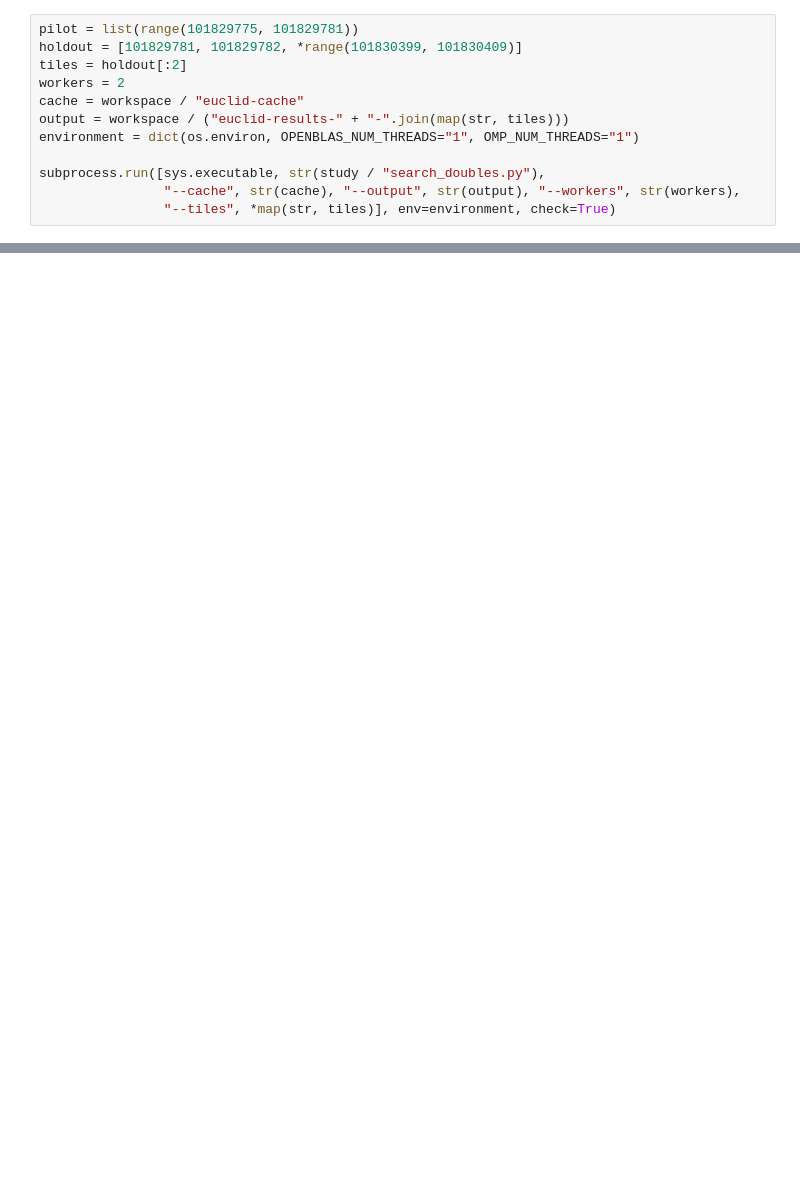
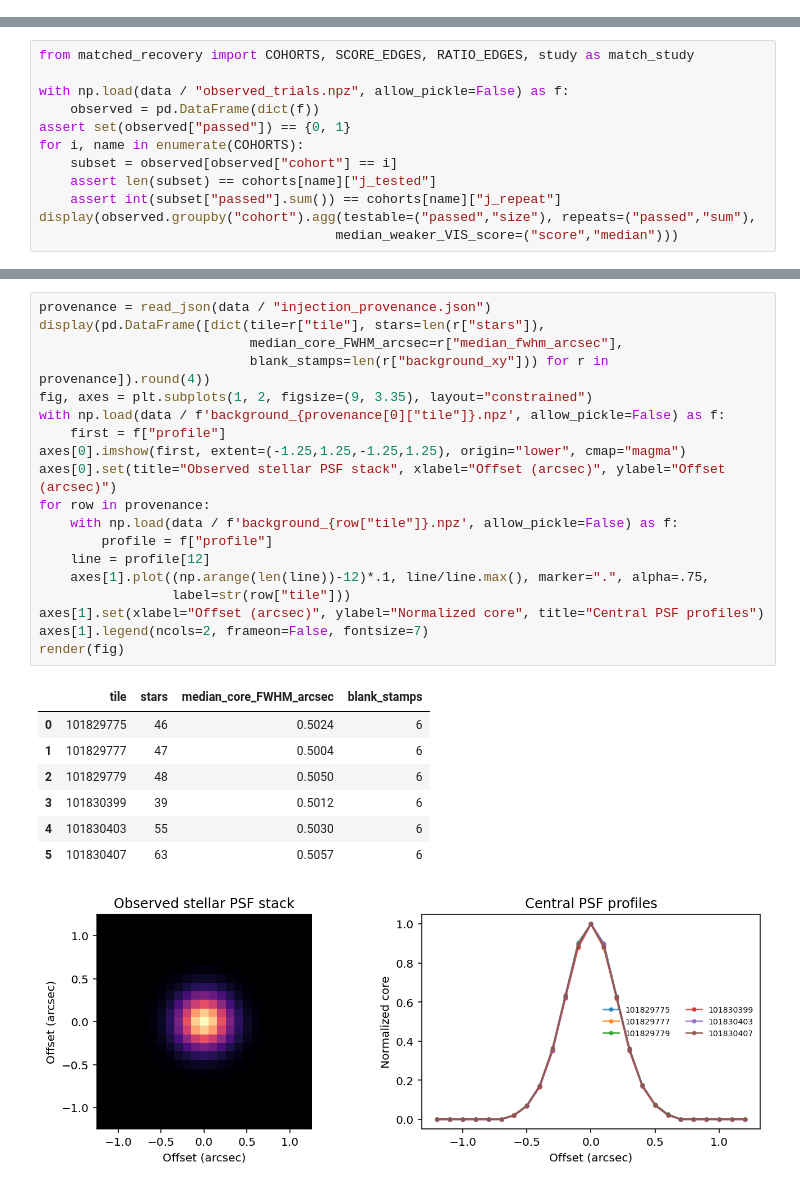
Before and after one commit to Biswajit1999/daily-astro-notebooks, a Jupyter notebook: euclid-dr1-foundation/edf-north-compact-doubles/Euclid_DR1F_Colab.ipynb, the cells around one changed output, grey strips where cells are left out. Cells and saved outputs as stored; diff of their text form; blank space fills up the shorter version.

Commit message:
Test Euclid peak recovery with empirical profiles and refit EDN-004 spectra

```diff
--- a/euclid-dr1-foundation/edf-north-compact-doubles/Euclid_DR1F_Colab.ipynb
+++ b/euclid-dr1-foundation/edf-north-compact-doubles/Euclid_DR1F_Colab.ipynb
@@ -31,12 +0,0 @@ subprocess.run([sys.executable, "-m", "pip", "install", "-q", "astropy>=7.2,<9",
-# %%
-pilot = list(range(101829775, 101829781))
-holdout = [101829781, 101829782, *range(101830399, 101830409)]
-tiles = holdout[:2]
-workers = 2
-cache = workspace / "euclid-cache"
-output = workspace / ("euclid-results-" + "-".join(map(str, tiles)))
-environment = dict(os.environ, OPENBLAS_NUM_THREADS="1", OMP_NUM_THREADS="1")
-
-subprocess.run([sys.executable, str(study / "search_doubles.py"),
-                "--cache", str(cache), "--output", str(output), "--workers", str(workers),
-                "--tiles", *map(str, tiles)], env=environment, check=True)
@@ -61,0 +108,12 @@ For a larger run, use a separate output directory for each disjoint tile shard,
+# %%
+from matched_recovery import COHORTS, SCORE_EDGES, RATIO_EDGES, study as match_study
+
+with np.load(data / "observed_trials.npz", allow_pickle=False) as f:
+    observed = pd.DataFrame(dict(f))
+assert set(observed["passed"]) == {0, 1}
+for i, name in enumerate(COHORTS):
+    subset = observed[observed["cohort"] == i]
+    assert len(subset) == cohorts[name]["j_tested"]
+    assert int(subset["passed"].sum()) == cohorts[name]["j_repeat"]
+display(observed.groupby("cohort").agg(testable=("passed","size"), repeats=("passed","sum"),
+                                      median_weaker_VIS_score=("score","median")))
@@ -61,0 +210,28 @@ For a larger run, use a separate output directory for each disjoint tile shard,
+# %%
+provenance = read_json(data / "injection_provenance.json")
+display(pd.DataFrame([dict(tile=r["tile"], stars=len(r["stars"]),
+                           median_core_FWHM_arcsec=r["median_fwhm_arcsec"],
+                           blank_stamps=len(r["background_xy"])) for r in provenance]).round(4))
+fig, axes = plt.subplots(1, 2, figsize=(9, 3.35), layout="constrained")
+with np.load(data / f'background_{provenance[0]["tile"]}.npz', allow_pickle=False) as f:
+    first = f["profile"]
+axes[0].imshow(first, extent=(-1.25,1.25,-1.25,1.25), origin="lower", cmap="magma")
+axes[0].set(title="Observed stellar PSF stack", xlabel="Offset (arcsec)", ylabel="Offset (arcsec)")
+for row in provenance:
+    with np.load(data / f'background_{row["tile"]}.npz', allow_pickle=False) as f:
+        profile = f["profile"]
+    line = profile[12]
+    axes[1].plot((np.arange(len(line))-12)*.1, line/line.max(), marker=".", alpha=.75,
+                 label=str(row["tile"]))
+axes[1].set(xlabel="Offset (arcsec)", ylabel="Normalized core", title="Central PSF profiles")
+axes[1].legend(ncols=2, frameon=False, fontsize=7)
+render(fig)
+# %% [output]
+|  | tile | stars | median_core_FWHM_arcsec | blank_stamps |
+| 0 | 101829775 | 46 | 0.5024 | 6 |
+| 1 | 101829777 | 47 | 0.5004 | 6 |
+| 2 | 101829779 | 48 | 0.5050 | 6 |
+| 3 | 101830399 | 39 | 0.5012 | 6 |
+| 4 | 101830403 | 55 | 0.5030 | 6 |
+| 5 | 101830407 | 63 | 0.5057 | 6 |
+[figure, added]
```
Also changed, not shown: parts of 28 cells of this notebook, 32 other files.
